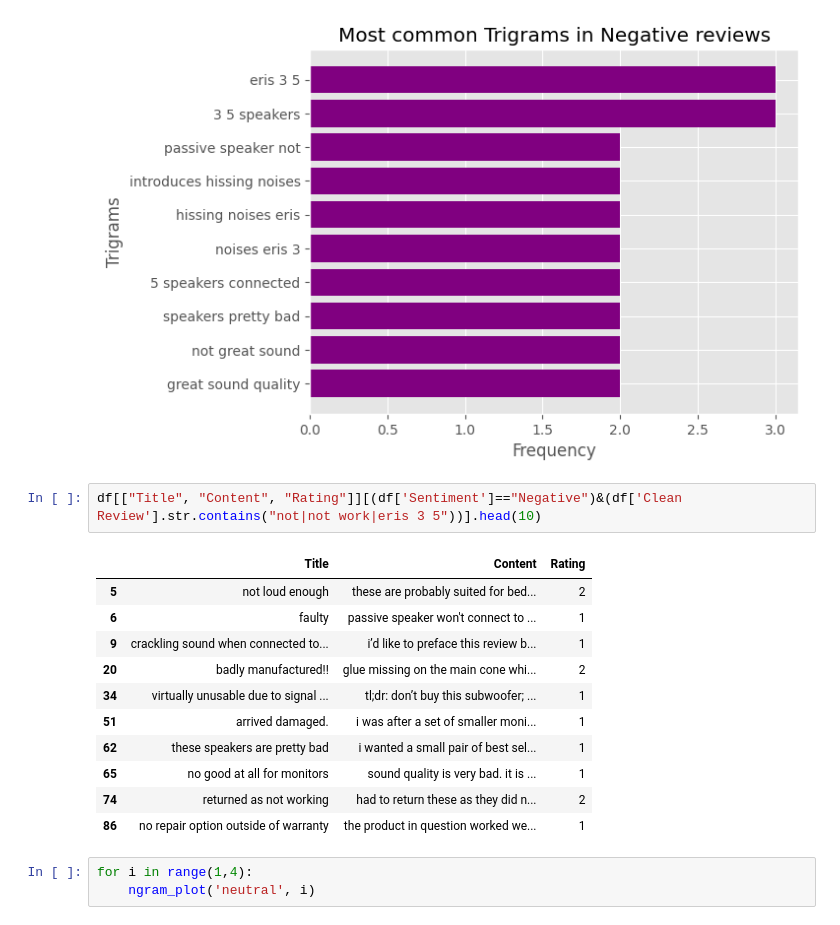
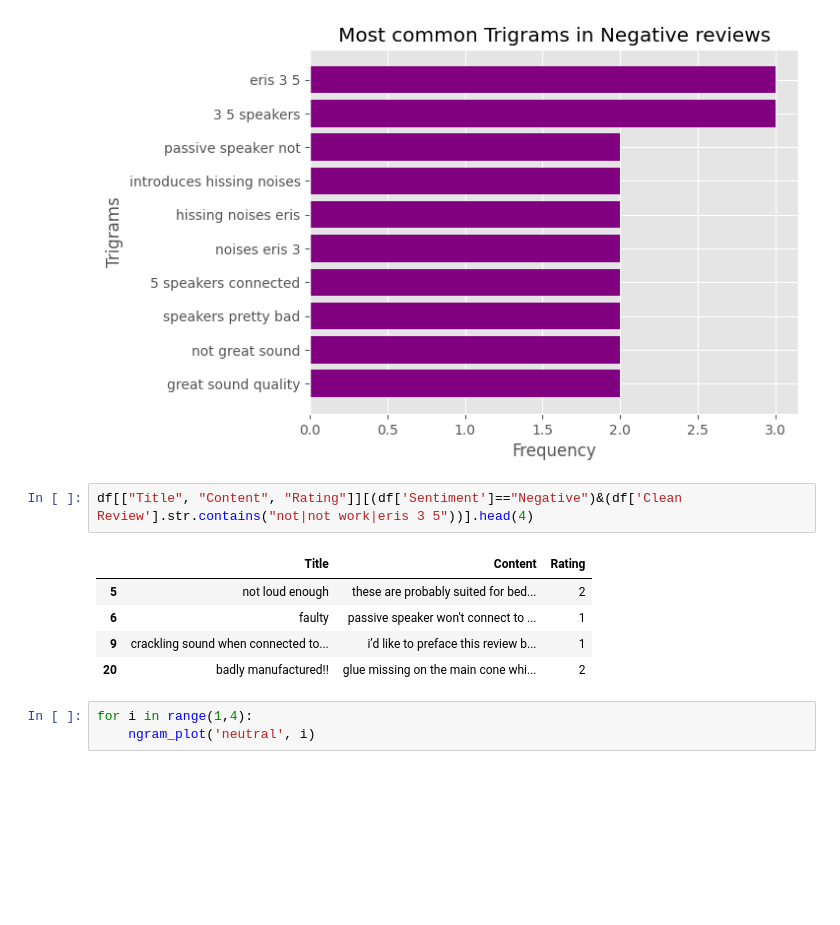
Before and after one commit to DavidAlexanderMoe/Sentiment-Analysis-and-Web-Scraping, a Jupyter notebook: Scripts/Analysis/2. EDA.ipynb, the cells around one changed output. Drawn from its saved outputs; the diff is of its cells as text; blank space fills up the shorter version.

```diff
--- a/Scripts/Analysis/2. EDA.ipynb
+++ b/Scripts/Analysis/2. EDA.ipynb
@@ -551,19 +545,13 @@ for i in range(1,4):
 [figure]
 [figure]
 # %%
-df[["Title", "Content", "Rating"]][(df['Sentiment']=="Negative")&(df['Clean Review'].str.contains("not|not work|eris 3 5"))].head(10)
+df[["Title", "Content", "Rating"]][(df['Sentiment']=="Negative")&(df['Clean Review'].str.contains("not|not work|eris 3 5"))].head(4)
 # %% [output]
 |  | Title | Content | Rating |
 | 5 | not loud enough | these are probably suited for bed... | 2 |
 | 6 | faulty | passive speaker won't connect to ... | 1 |
 | 9 | crackling sound when connected to... | i’d like to preface this review b... | 1 |
 | 20 | badly manufactured!! | glue missing on the main cone whi... | 2 |
-| 34 | virtually unusable due to signal ... | tl;dr: don’t buy this subwoofer; ... | 1 |
-| 51 | arrived damaged. | i was after a set of smaller moni... | 1 |
-| 62 | these speakers are pretty bad | i wanted a small pair of best sel... | 1 |
-| 65 | no good at all for monitors | sound quality is very bad. it is ... | 1 |
-| 74 | returned as not working | had to return these as they did n... | 2 |
-| 86 | no repair option outside of warranty | the product in question worked we... | 1 |
 # %%
 for i in range(1,4):
     ngram_plot('neutral', i)
```
Also changed, not shown: parts of 6 cells of this notebook.
